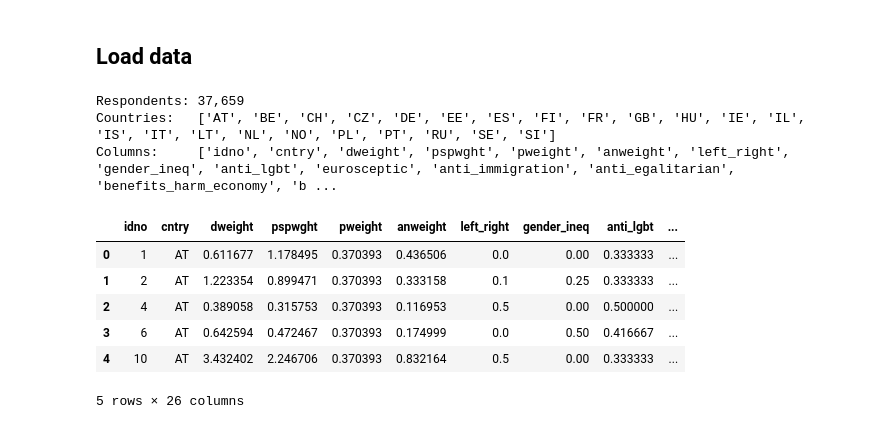
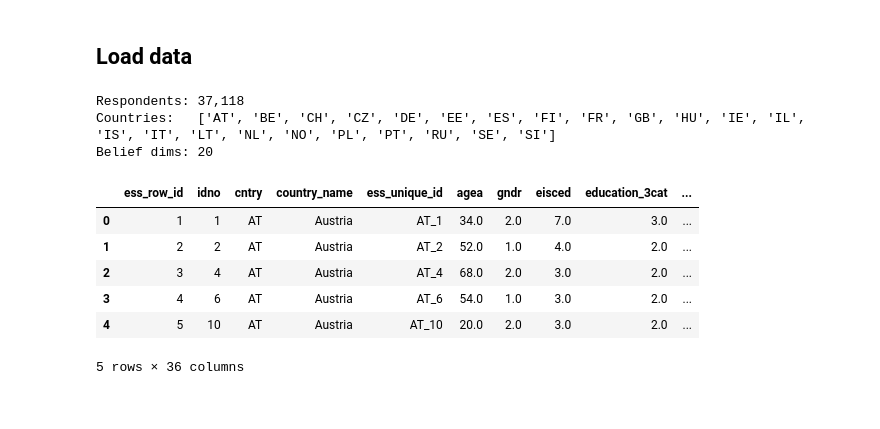
Before and after one commit to IrinaMonaEpure/C72H-SimPol, a Jupyter notebook: inference/notebooks/data-exploration.ipynb, the cells around one changed output. Cells and saved outputs as stored; diff of their text form; code cells hidden in the pictures.

```diff
--- a/inference/notebooks/data-exploration.ipynb
+++ b/inference/notebooks/data-exploration.ipynb
@@ -16,31 +20,33 @@ sns.set_theme(style="whitegrid")
 # %% [markdown]
 ## Load data
 # %%
-DATA_PATH = "../output/ESS8_20beliefs.csv"
+DATA_PATH = "../input/data/ESS8e02_3_self_processed/ess8_cca_initial_beliefs.csv"
 
 df = pd.read_csv(DATA_PATH)
 
 BELIEF_DIMS = [
-    "left_right", "gender_ineq", "anti_lgbt", "eurosceptic",
-    "anti_immigration", "anti_egalitarian", "benefits_harm_economy",
-    "benefits_harm_society", "welfare_chauvinism", "anti_interventionism",
-    "anti_benefits_lowinc", "anti_benefits_parents", "anti_edu_spending",
-    "anti_basic_income", "anti_climate_tax", "anti_climate_renew",
-    "anti_climate_ban", "climate_skeptic", "authoritarian", "anti_libertarian",
+    "left_right_identification", "gender_inequality", "anti_lgbt",
+    "euroscepticism", "anti_immigration", "anti_egalitarianism",
+    "benefits_harm_economy", "benefits_harm_society", "welfare_chauvinism",
+    "anti_economic_interventionism", "anti_social_benefits_low_income",
+    "anti_social_benefits_parents", "educational_spending",
+    "anti_basic_income", "anti_climate_change_taxes",
+    "anti_climate_change_renewables", "anti_climate_ban_appliances",
+    "climate_skepticism", "authoritarianism", "anti_libertarianism",
 ]
 
 print(f"Respondents: {len(df):,}")
 print(f"Countries:   {sorted(df['cntry'].unique())}")
-print(f"Columns:     {list(df.columns)}")
+print(f"Belief dims: {len(BELIEF_DIMS)}")
 df.head()
 # %% [output]
-Respondents: 37,659
+Respondents: 37,118
 Countries:   ['AT', 'BE', 'CH', 'CZ', 'DE', 'EE', 'ES', 'FI', 'FR', 'GB', 'HU', 'IE', 'IL', 'IS', 'IT', 'LT', 'NL', 'NO', 'PL', 'PT', 'RU', 'SE', 'SI']
-Columns:     ['idno', 'cntry', 'dweight', 'pspwght', 'pweight', 'anweight', 'left_right', 'gender_ineq', 'anti_lgbt', 'eurosceptic', 'anti_immigration', 'anti_egalitarian', 'benefits_harm_economy', 'b ...
+Belief dims: 20
-|  | idno | cntry | dweight | pspwght | pweight | anweight | left_right | gender_ineq | anti_lgbt | ... |
-| 0 | 1 | AT | 0.611677 | 1.178495 | 0.370393 | 0.436506 | 0.0 | 0.00 | 0.333333 | ... |
-| 1 | 2 | AT | 1.223354 | 0.899471 | 0.370393 | 0.333158 | 0.1 | 0.25 | 0.333333 | ... |
-| 2 | 4 | AT | 0.389058 | 0.315753 | 0.370393 | 0.116953 | 0.5 | 0.00 | 0.500000 | ... |
-| 3 | 6 | AT | 0.642594 | 0.472467 | 0.370393 | 0.174999 | 0.0 | 0.50 | 0.416667 | ... |
-| 4 | 10 | AT | 3.432402 | 2.246706 | 0.370393 | 0.832164 | 0.5 | 0.00 | 0.333333 | ... |
+|  | ess_row_id | idno | cntry | country_name | ess_unique_id | agea | gndr | eisced | education_3cat | ... |
+| 0 | 1 | 1 | AT | Austria | AT_1 | 34.0 | 2.0 | 7.0 | 3.0 | ... |
+| 1 | 2 | 2 | AT | Austria | AT_2 | 52.0 | 1.0 | 4.0 | 2.0 | ... |
+| 2 | 3 | 4 | AT | Austria | AT_4 | 68.0 | 2.0 | 3.0 | 2.0 | ... |
+| 3 | 4 | 6 | AT | Austria | AT_6 | 54.0 | 1.0 | 3.0 | 2.0 | ... |
+| 4 | 5 | 10 | AT | Austria | AT_10 | 20.0 | 2.0 | 3.0 | 2.0 | ... |
-5 rows × 26 columns
+5 rows × 36 columns
```
Also changed, not shown: parts of 7 cells of this notebook, 4 other files.
